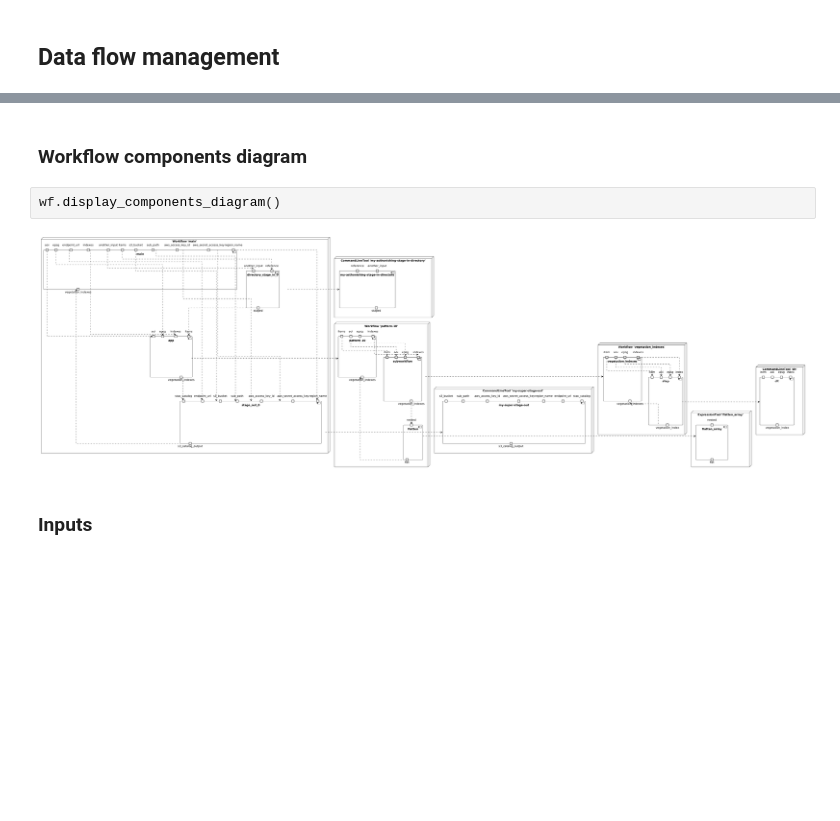
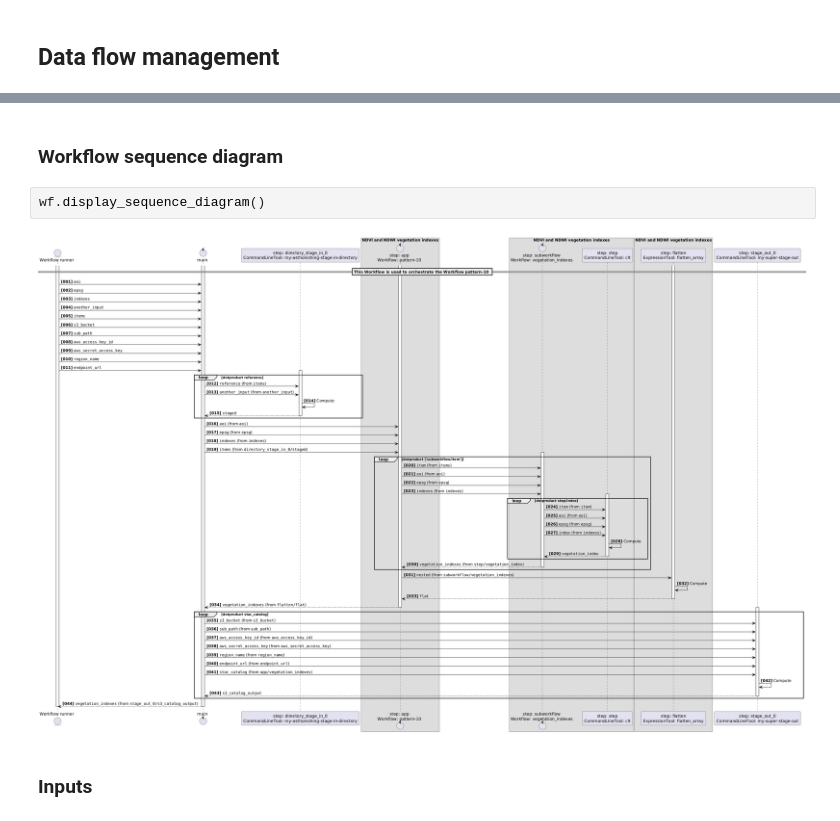
Before and after one commit to eoap/application-package-patterns, a Jupyter notebook: docs/pattern-10.ipynb, the cells around one changed output, grey strips where cells are left out. Drawn from its saved outputs; the diff is of its cells as text; blank space fills up the shorter version.

Commit message:
feat: diagrams update

```diff
--- a/docs/pattern-10.ipynb
+++ b/docs/pattern-10.ipynb
@@ -109,9 +117,9 @@ wf.plot()
 # %% [markdown]
-### Workflow components diagram
+### Workflow sequence diagram
 # %%
-wf.display_components_diagram()
+wf.display_sequence_diagram()
 # %% [output]
-[figure, old version]
+[figure, new version]
 # %% [markdown]
 ### Inputs
 # %%
```
Also changed, not shown: parts of 6 cells of this notebook, 12 other files.
